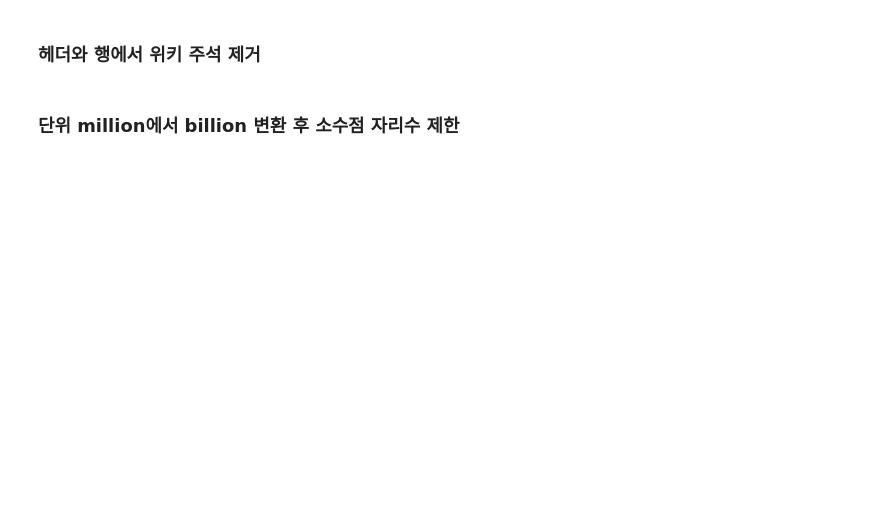
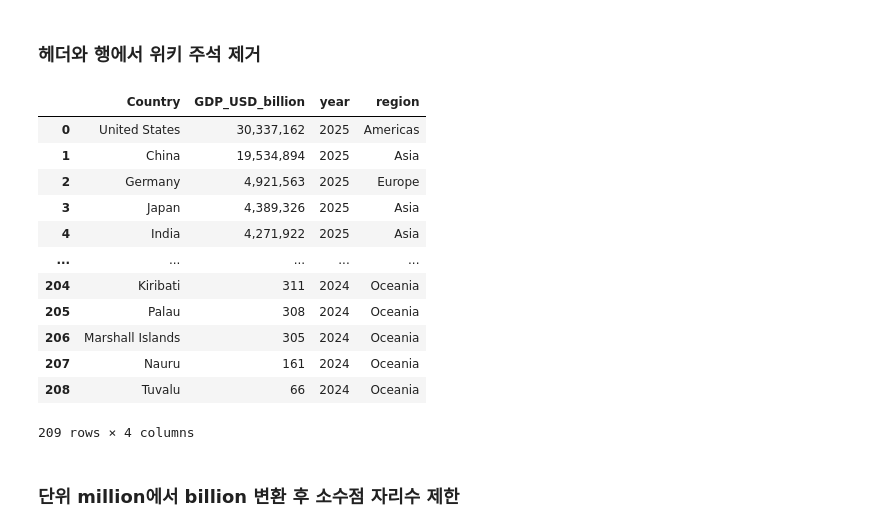
Before and after one commit to 202002538/SofteerWiki, a Jupyter notebook: missions/W1/M3/W1M3.ipynb, the cells around one changed output. Cells and saved outputs as stored; diff of their text form; code cells hidden in the pictures; blank space fills up the shorter version.

```diff
--- a/missions/W1/M3/W1M3.ipynb
+++ b/missions/W1/M3/W1M3.ipynb
@@ -181,15 +167,31 @@ print(datetime.datetime.now().strftime('%Y-%B-%d-%H-%M-%S,'), "데이터 결측
 # %%
 
 #위키피디아 주석 제거 함수
-def remove_wiki_annotations(text):
-    if pd.isna(text):
-        return text
-    return re.sub(r'\[.*?\]', '', text).strip()  # [...] 형태의 주석 제거
+def remove_wiki_annotations(df):
+    def remove(text):
+        if pd.isna(text):
+            return text
+        return re.sub(r'\[.*?\]', '', text).strip()  # [...] 형태의 주석 제거
+    df = df.applymap(remove)
+    print(datetime.datetime.now().strftime('%Y-%B-%d-%H-%M-%S,'), "불필요한 주석 제거", file=log_file)
+    return df
 
-
-df = df.applymap(remove_wiki_annotations)
+df = remove_wiki_annotations(df)
 df
-print(datetime.datetime.now().strftime('%Y-%B-%d-%H-%M-%S,'), "불필요한 주석 제거", file=log_file)
+# %% [output]
+|  | Country | GDP_USD_billion | year | region |
+| 0 | United States | 30,337,162 | 2025 | Americas |
+| 1 | China | 19,534,894 | 2025 | Asia |
+| 2 | Germany | 4,921,563 | 2025 | Europe |
+| 3 | Japan | 4,389,326 | 2025 | Asia |
+| 4 | India | 4,271,922 | 2025 | Asia |
+| ... | ... | ... | ... | ... |
+| 204 | Kiribati | 311 | 2024 | Oceania |
+| 205 | Palau | 308 | 2024 | Oceania |
+| 206 | Marshall Islands | 305 | 2024 | Oceania |
+| 207 | Nauru | 161 | 2024 | Oceania |
+| 208 | Tuvalu | 66 | 2024 | Oceania |
+209 rows × 4 columns
 # %% [markdown]
 ### 단위 million에서 billion 변환 후 소수점 자리수 제한
 # %%
```
Also changed, not shown: parts of 10 cells of this notebook, 4 other files.
